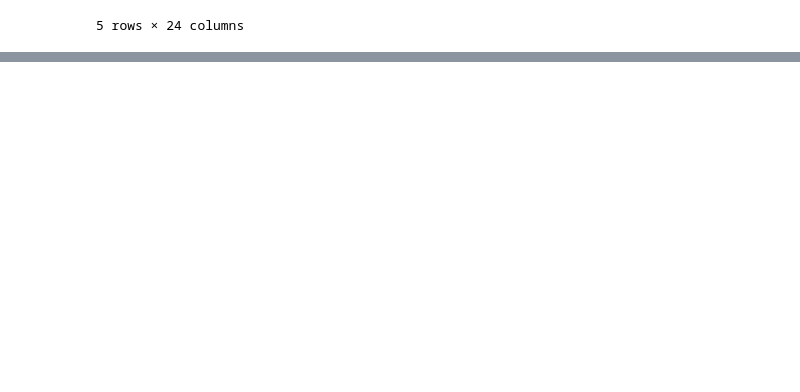
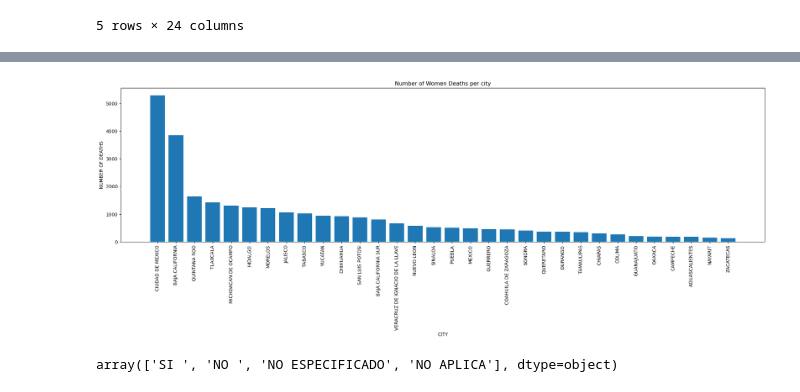
Before and after one commit to Felo2023/Project-1, a Jupyter notebook: Python programs/Main program2.0.ipynb, the cells around one changed output, grey strips where cells are left out. Cells and saved outputs as stored; diff of their text form; code cells hidden in the pictures; blank space fills up the shorter version.

```diff
--- a/Python programs/Main program2.0.ipynb
+++ b/Python programs/Main program2.0.ipynb
@@ -155,0 +233,3 @@ complete_data2.to_csv('../Resultados/Dataframe.csv')
+# %%
+complete_data_women=complete_data_analysis.loc[complete_data_analysis["SEXO"]=="MUJER"]
+complete_data_women
@@ -155,0 +261,18 @@ complete_data2.to_csv('../Resultados/Dataframe.csv')
+# %%
+Cities=complete_data_women["ENTIDAD_UM"].unique()
+Deaths_cities=complete_data_women["ENTIDAD_UM"].value_counts()
+
+plt.figure(figsize=(25,6))
+
+plt.bar(Cities,Deaths_cities)
+plt.xticks(rotation=90)
+plt.xlabel("CITY")
+plt.ylabel("NUMBER OF DEATHS")
+plt.title("Number of Women Deaths per city")
+plt.show()
+# %% [output]
+[figure, added]
+# %%
+complete_data_men["INTUBADO"].unique()
+# %% [output]
+array(['SI ', 'NO ', 'NO ESPECIFICADO', 'NO APLICA'], dtype=object)
```
Also changed, not shown: parts of 12 cells of this notebook.
